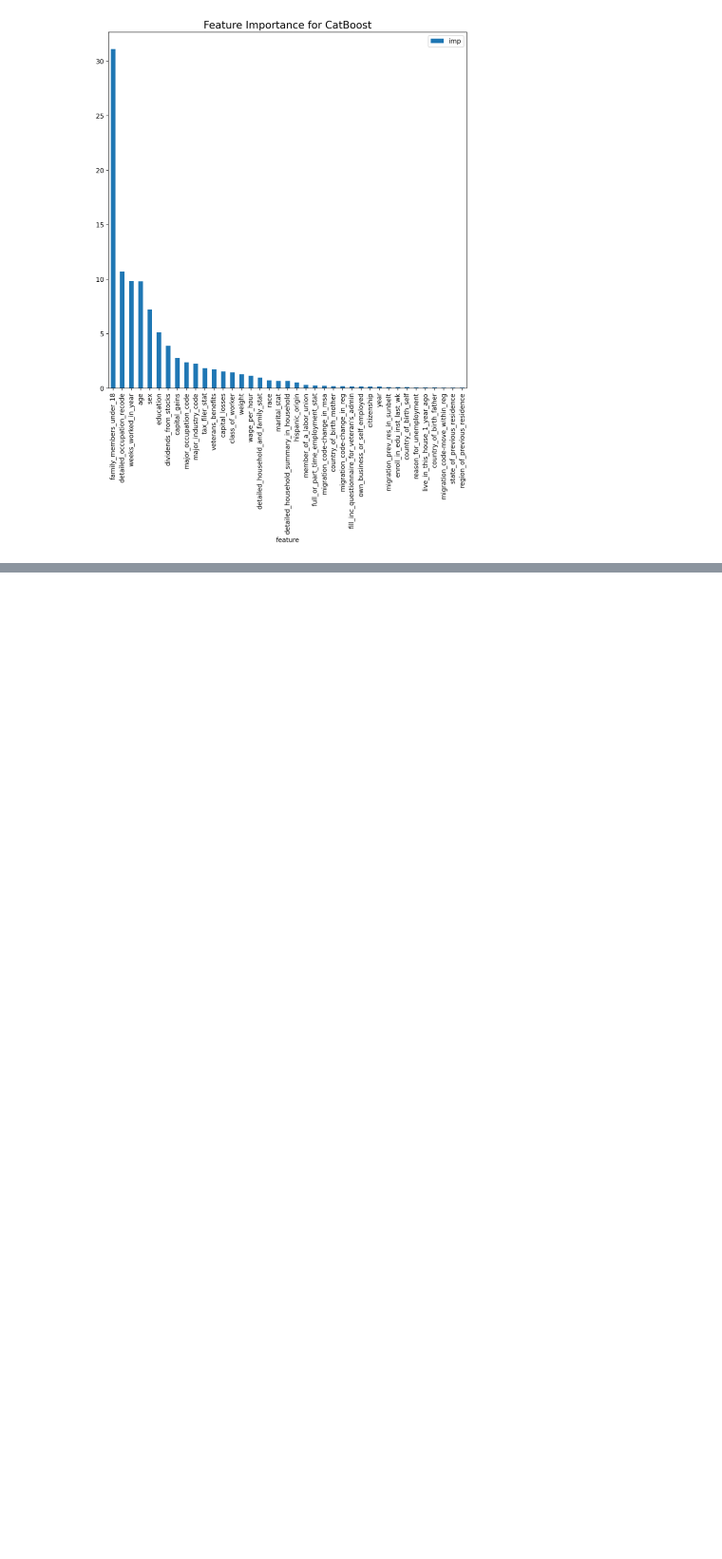
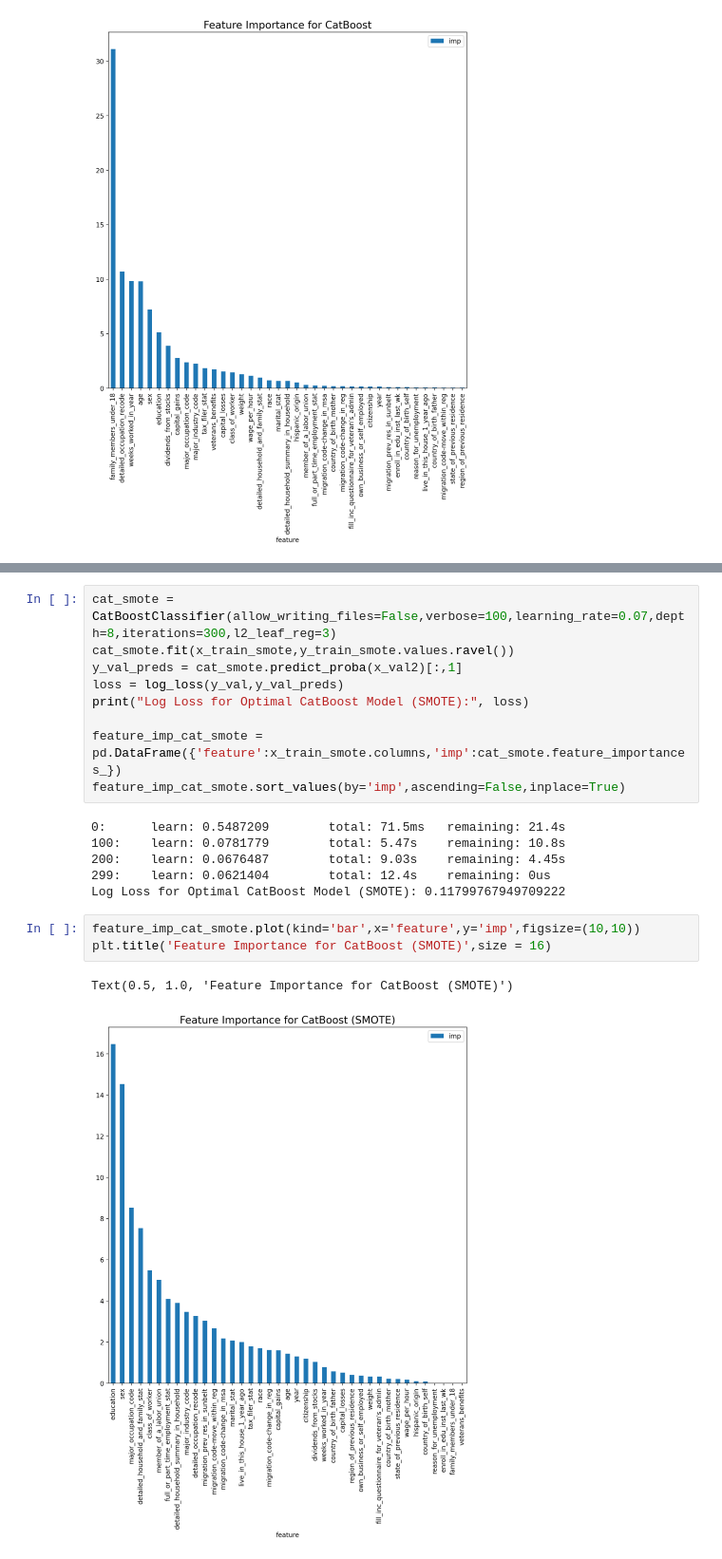
Before and after one commit to Abhimanyu210100/Retail_Marketing_Take_Home_Project, a Jupyter notebook: classification_model.ipynb, the cells around one changed output, grey strips where cells are left out. Shown at 95% size. Cells and saved outputs as stored; diff of their text form; blank space fills up the shorter version.

```diff
--- a/classification_model.ipynb
+++ b/classification_model.ipynb
@@ -346,0 +446,21 @@ Text(0.5, 1.0, 'Feature Importance for CatBoost')
+# %%
+cat_smote = CatBoostClassifier(allow_writing_files=False,verbose=100,learning_rate=0.07,depth=8,iterations=300,l2_leaf_reg=3)
+cat_smote.fit(x_train_smote,y_train_smote.values.ravel())
+y_val_preds = cat_smote.predict_proba(x_val2)[:,1]
+loss = log_loss(y_val,y_val_preds)
+print("Log Loss for Optimal CatBoost Model (SMOTE):", loss)
+
+feature_imp_cat_smote = pd.DataFrame({'feature':x_train_smote.columns,'imp':cat_smote.feature_importances_})
+feature_imp_cat_smote.sort_values(by='imp',ascending=False,inplace=True)
+# %% [output]
+0:      learn: 0.5487209        total: 71.5ms   remaining: 21.4s
+100:    learn: 0.0781779        total: 5.47s    remaining: 10.8s
+200:    learn: 0.0676487        total: 9.03s    remaining: 4.45s
+299:    learn: 0.0621404        total: 12.4s    remaining: 0us
+Log Loss for Optimal CatBoost Model (SMOTE): 0.11799767949709222
+# %%
+feature_imp_cat_smote.plot(kind='bar',x='feature',y='imp',figsize=(10,10))
+plt.title('Feature Importance for CatBoost (SMOTE)',size = 16)
+# %% [output]
+Text(0.5, 1.0, 'Feature Importance for CatBoost (SMOTE)')
+[figure, added]
```
Also changed, not shown: parts of 43 cells of this notebook.
